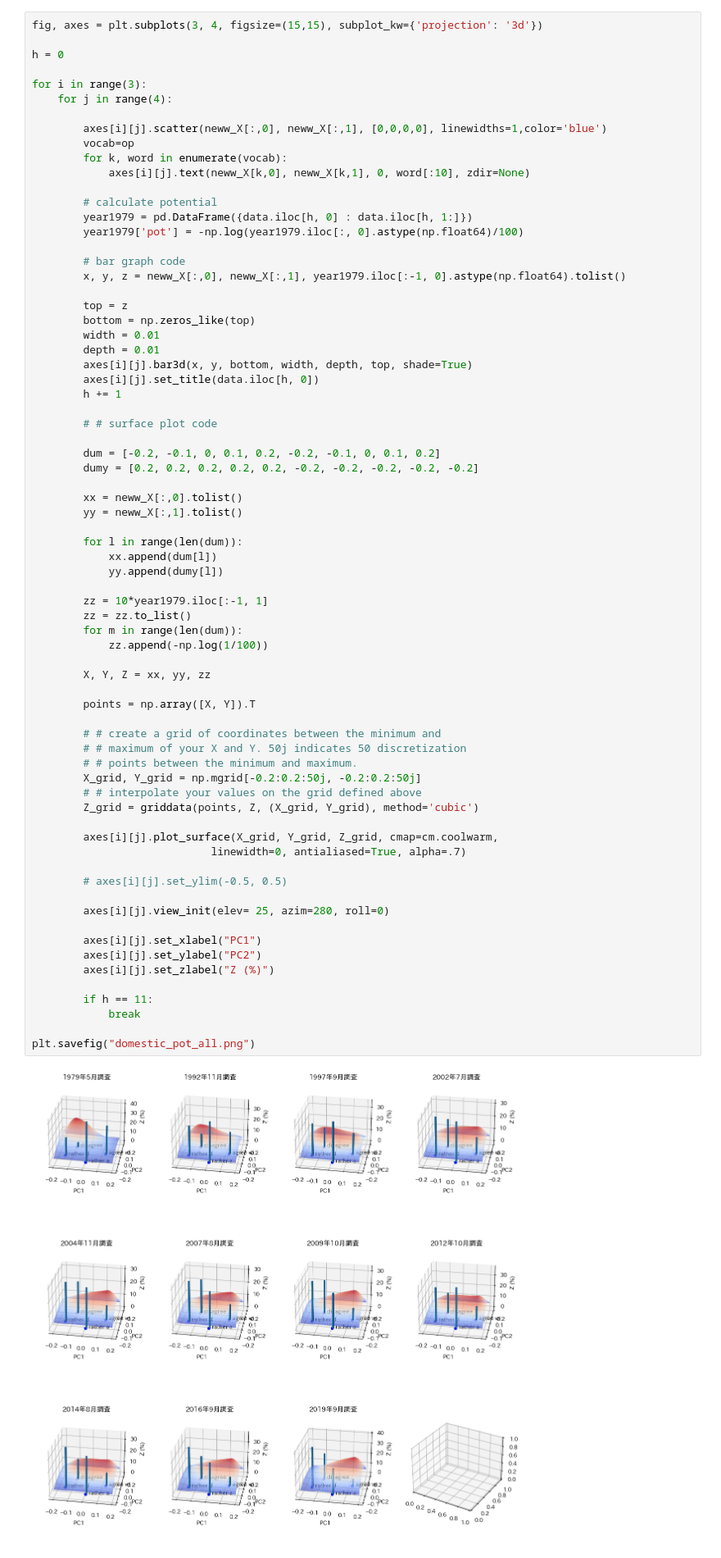
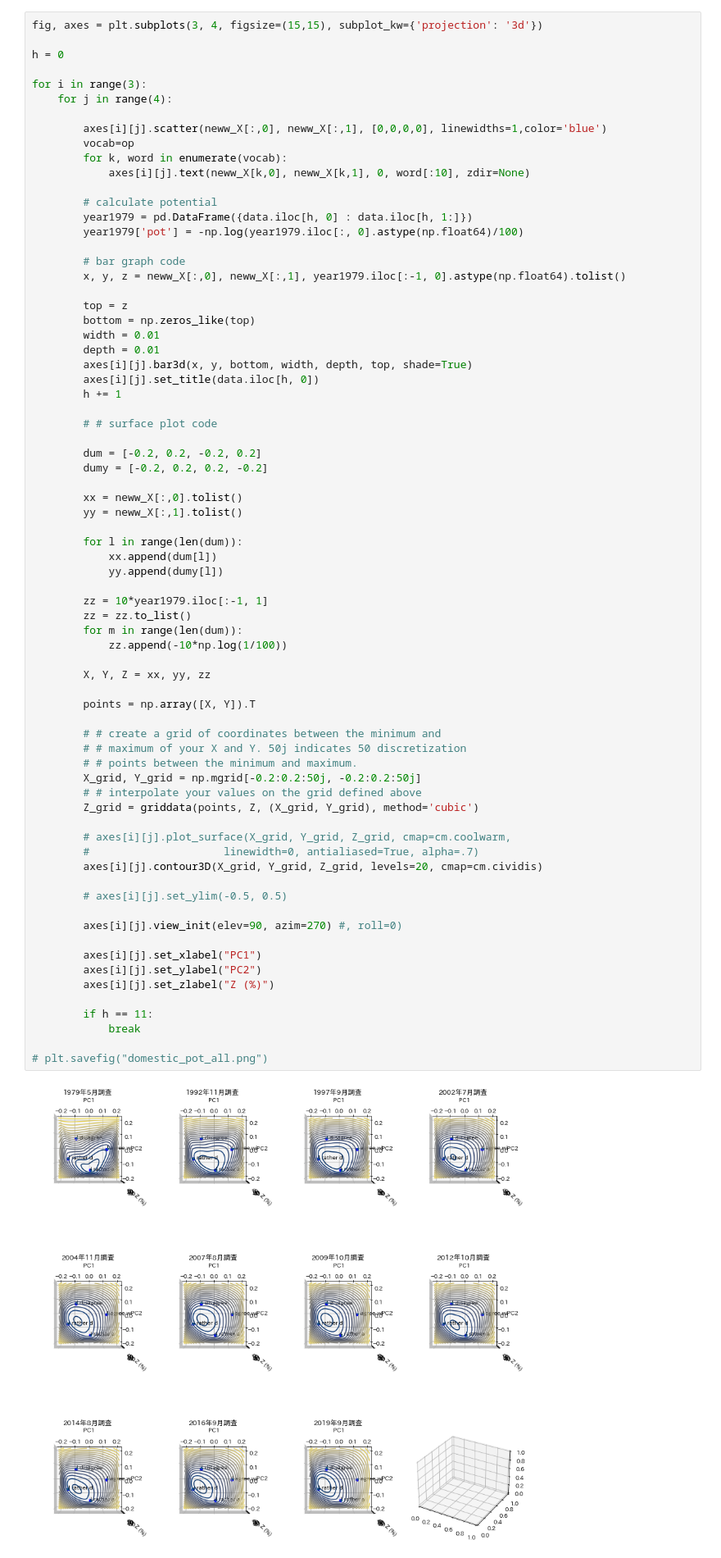
Before and after one commit to sophiaBuss0410/lab, a Jupyter notebook: embedding/embedding.ipynb, the cells around one changed output. Shown at 82% size. Drawn from its saved outputs; the diff is of its cells as text.

```diff
--- a/embedding/embedding.ipynb
+++ b/embedding/embedding.ipynb
@@ -835,8 +905,8 @@ for i in range(3):
 
         # # surface plot code
 
-        dum = [-0.2, -0.1, 0, 0.1, 0.2, -0.2, -0.1, 0, 0.1, 0.2]
-        dumy = [0.2, 0.2, 0.2, 0.2, 0.2, -0.2, -0.2, -0.2, -0.2, -0.2]
+        dum = [-0.2, 0.2, -0.2, 0.2]
+        dumy = [-0.2, 0.2, 0.2, -0.2]
 
         xx = neww_X[:,0].tolist()
         yy = neww_X[:,1].tolist()
@@ -845,36 +915,37 @@ for i in range(3):
             xx.append(dum[l])
             yy.append(dumy[l])
 
         zz = 10*year1979.iloc[:-1, 1]
         zz = zz.to_list()
         for m in range(len(dum)):
-            zz.append(-np.log(1/100))
+            zz.append(-10*np.log(1/100))
 
         X, Y, Z = xx, yy, zz
 
         points = np.array([X, Y]).T
 
         # # create a grid of coordinates between the minimum and
         # # maximum of your X and Y. 50j indicates 50 discretization
         # # points between the minimum and maximum.
         X_grid, Y_grid = np.mgrid[-0.2:0.2:50j, -0.2:0.2:50j]
         # # interpolate your values on the grid defined above
         Z_grid = griddata(points, Z, (X_grid, Y_grid), method='cubic')
 
-        axes[i][j].plot_surface(X_grid, Y_grid, Z_grid, cmap=cm.coolwarm,
-                            linewidth=0, antialiased=True, alpha=.7)
+        # axes[i][j].plot_surface(X_grid, Y_grid, Z_grid, cmap=cm.coolwarm,
+        #                     linewidth=0, antialiased=True, alpha=.7)
+        axes[i][j].contour3D(X_grid, Y_grid, Z_grid, levels=20, cmap=cm.cividis)
 
         # axes[i][j].set_ylim(-0.5, 0.5)
 
-        axes[i][j].view_init(elev= 25, azim=280, roll=0)
+        axes[i][j].view_init(elev=90, azim=270) #, roll=0)
 
         axes[i][j].set_xlabel("PC1")
         axes[i][j].set_ylabel("PC2")
         axes[i][j].set_zlabel("Z (%)")
 
         if h == 11:
             break
 
-plt.savefig("domestic_pot_all.png")
+# plt.savefig("domestic_pot_all.png")
 # %% [output]
-[figure, old version]
+[figure, new version]
```
Also changed, not shown: parts of 17 cells of this notebook, 26 other files.
